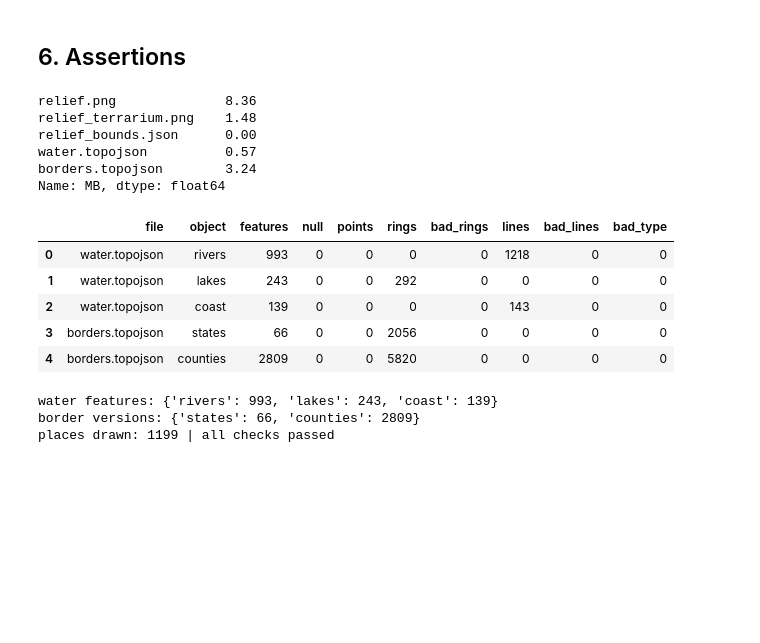
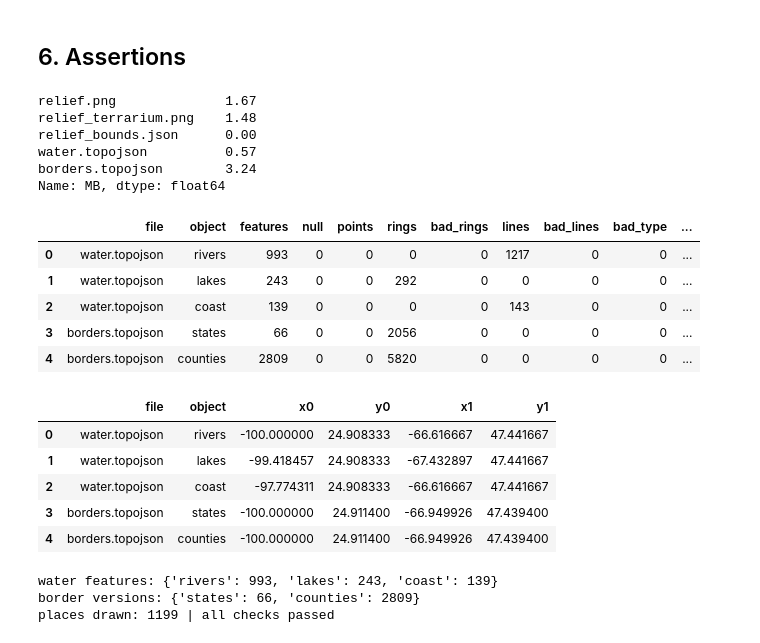
Before and after one commit to larawashington-PGDV5200/revolutionary-xroads, a Jupyter notebook: rx-pipeline/notebooks/E01_base.ipynb, the cells around one changed output. Saved outputs shown, nothing was run; the diff lists cells and outputs as text; code cells hidden in the pictures; blank space fills up the shorter version.

```diff
--- a/rx-pipeline/notebooks/E01_base.ipynb
+++ b/rx-pipeline/notebooks/E01_base.ipynb
@@ -330,0 +353,24 @@ water.topojson 0.57 MB
+# %%
+W_lakes = read_topojson(WEB / 'water.topojson')[0]['lakes']
+px_lon = BOUNDS[0] + (np.arange(gray.shape[1]) + 0.5) * res2
+px_lat = BOUNDS[3] - (np.arange(gray.shape[0]) + 0.5) * res2
+def pixels_in(geoms):
+    """Boolean mask of relief pixels whose centre lies inside any of the polygons (each tested in its own bbox window; no union, quantized rings can touch)."""
+    m = np.zeros(gray.shape, bool)
+    for g in shapely.make_valid(np.asarray(geoms)):
+        x0, y0, x1, y1 = g.bounds
+        c = np.where((px_lon >= x0) & (px_lon <= x1))[0]; r = np.where((px_lat >= y0) & (px_lat <= y1))[0]
+        if len(c) and len(r):
+            X, Y = np.meshgrid(px_lon[c], px_lat[r])
+            m[r[0]:r[-1]+1, c[0]:c[-1]+1] |= shapely.contains_xy(g, X, Y)
+    return m
+lake_px = pixels_in(W_lakes.geometry.values)
+alpha = np.where(land2 & ~lake_px, 255, 0).astype('uint8')
+print('lake pixels', int(lake_px.sum()), '| of them shaded as land before:', int((lake_px & land2).sum()))
+big = W_lakes[W_lakes.name.isin(['Lake Superior', 'Lake Michigan', 'Lake Huron', 'Lake Erie', 'Lake Ontario'])]
+display(pd.DataFrame([dict(lake=nm, pixels=int(m.sum()), land_before=int((m & land2).sum()), transparent_now=int((m & (alpha == 0)).sum()))
+                      for nm, g in big.groupby('name') for m in [pixels_in(g.geometry.values)]]))
+Image.fromarray(np.dstack([gray, alpha]), mode='LA').save(WEB / 'relief.png', optimize=True)
+(WEB / 'relief_bounds.json').write_text(json.dumps(meta, indent=1))
+for f in ['relief.png', 'relief_terrarium.png', 'relief_bounds.json']:
+    print(f, f"{(WEB/f).stat().st_size/1e6:.2f} MB")
@@ -423,15 +480,18 @@ files = ['relief.png', 'relief_terrarium.png', 'relief_bounds.json', 'water.topo
 sizes = {f: (WEB / f).stat().st_size / 1e6 for f in files}
 display(pd.Series(sizes, name='MB').round(2))
 assert all(v < MAX_MB for v in sizes.values()), sizes
+assert sizes['relief.png'] < 3, sizes['relief.png']        # T-011
 
 # EPSG:4326: decoded coordinates are lon/lat inside the extent; bounds inside the ETOPO subset
 tol = 1e-3
-for name, t in [('water', wt), ('borders', bt)]:
+for name, t, X in [('water', wt, BOUNDS), ('borders', bt, EXTENT)]:      # T-011: water is clipped to the relief bounds
     x0, y0, x1, y1 = t['bbox']
-    assert EXTENT[0] - tol <= x0 and y0 >= EXTENT[1] - tol and x1 <= EXTENT[2] + tol and y1 <= EXTENT[3] + tol, (name, t['bbox'])
+    assert X[0] - tol <= x0 and y0 >= X[1] - tol and x1 <= X[2] + tol and y1 <= X[3] + tol, (name, t['bbox'])
 assert etopo_box[0] - tol <= w < e <= etopo_box[2] + tol and etopo_box[1] - tol <= s < n <= etopo_box[3] + tol
 assert meta['crs'] == 'EPSG:4326'
-assert img.shape[:2] == (meta['height'], meta['width'])
+assert img.shape[:2] == (meta['height'], meta['width']) == (z.shape[0] // DOWNSAMPLE, z.shape[1] // DOWNSAMPLE)
+assert np.isclose(meta['cell_deg'], res * DOWNSAMPLE) and np.allclose([w + meta['width'] * meta['cell_deg'], n - meta['height'] * meta['cell_deg']], [e, s])
+assert meta['extent'] == meta['bounds'] == BOUNDS          # T-011: shared extent = relief bounds
 for d in list(W_.values()) + list(B_.values()): assert d.crs.to_epsg() == 4326
 
 # rows, unique keys, no null keys, valid geometries
@@ -447,40 +507,54 @@ for k, d in B_.items():
     for y in SNAPSHOTS: assert d.years.apply(lambda v: y in v).sum() > 0, (k, y)
 assert all(not d.geometry.is_empty.any() for d in list(W_.values()) + list(B_.values()))
 
 # Terrarium round trip: decoded elevation matches the downsampled grid to < 1 m
 t_img = np.array(Image.open(WEB / 'relief_terrarium.png')).astype('float64')
 dec = t_img[..., 0] * 256 + t_img[..., 1] + t_img[..., 2] / 256 - 32768
 assert np.abs(dec - zt).max() < 1, np.abs(dec - zt).max()
 
 # Reference decoder (topojson-client, node): same feature counts, every ring >= 4 closed positions, every line >= 2
 chk = topojson_client_check([WEB / 'water.topojson', WEB / 'borders.topojson'])
 display(chk)
 want_n = {('water.topojson', k): len(d) for k, d in water.items()} | {('borders.topojson', k): len(d) for k, d in borders.items()}
 assert {(r.file, r.object): r.features for r in chk.itertuples()} == want_n, chk
 assert (chk[['null', 'bad_rings', 'bad_lines', 'bad_type']] == 0).all().all(), chk
 assert (chk[chk.object.isin(['lakes', 'states', 'counties'])].rings > 0).all() and (chk[chk.object.isin(['rivers', 'coast'])].lines > 0).all()
 
+# T-011: every decoded coordinate of water and borders lies inside the shared extent (C01 and D01 check their own files)
+display(assert_inside(chk, meta['extent']))
+
+# T-011: Lakes Michigan, Huron and Erie are transparent in the PNG as written (every pixel centre inside the polygon)
+for nm in ['Lake Michigan', 'Lake Huron', 'Lake Erie']:
+    m = pixels_in(W_['lakes'][W_['lakes'].name == nm].geometry.values)
+    assert m.sum() > 1000 and (img[..., 1][m] == 0).all(), nm
+
 # hillshade has visible contrast and records its settings
 assert meta['hillshade']['z_factor'] == Z_FACTOR > 1 and img[..., 0][img[..., 1] > 0].std() > 20
 
 # every place in the working extent falls inside the relief bounds
 assert pts.lon.between(w, e).all() and pts.lat.between(s, n).all()
 print('water features:', {k: len(d) for k, d in W_.items()})
 print('border versions:', {k: len(d) for k, d in B_.items()})
 print('places drawn:', len(pts), '| all checks passed')
 # %% [output]
-relief.png              8.36
+relief.png              1.67
 relief_terrarium.png    1.48
 relief_bounds.json      0.00
 water.topojson          0.57
 borders.topojson        3.24
 Name: MB, dtype: float64
-|  | file | object | features | null | points | rings | bad_rings | lines | bad_lines | bad_type |
-| 0 | water.topojson | rivers | 993 | 0 | 0 | 0 | 0 | 1218 | 0 | 0 |
-| 1 | water.topojson | lakes | 243 | 0 | 0 | 292 | 0 | 0 | 0 | 0 |
-| 2 | water.topojson | coast | 139 | 0 | 0 | 0 | 0 | 143 | 0 | 0 |
-| 3 | borders.topojson | states | 66 | 0 | 0 | 2056 | 0 | 0 | 0 | 0 |
-| 4 | borders.topojson | counties | 2809 | 0 | 0 | 5820 | 0 | 0 | 0 | 0 |
+|  | file | object | features | null | points | rings | bad_rings | lines | bad_lines | bad_type | ... |
+| 0 | water.topojson | rivers | 993 | 0 | 0 | 0 | 0 | 1217 | 0 | 0 | ... |
+| 1 | water.topojson | lakes | 243 | 0 | 0 | 292 | 0 | 0 | 0 | 0 | ... |
+| 2 | water.topojson | coast | 139 | 0 | 0 | 0 | 0 | 143 | 0 | 0 | ... |
+| 3 | borders.topojson | states | 66 | 0 | 0 | 2056 | 0 | 0 | 0 | 0 | ... |
+| 4 | borders.topojson | counties | 2809 | 0 | 0 | 5820 | 0 | 0 | 0 | 0 | ... |
+|  | file | object | x0 | y0 | x1 | y1 |
+| 0 | water.topojson | rivers | -100.000000 | 24.908333 | -66.616667 | 47.441667 |
+| 1 | water.topojson | lakes | -99.418457 | 24.908333 | -67.432897 | 47.441667 |
+| 2 | water.topojson | coast | -97.774311 | 24.908333 | -66.616667 | 47.441667 |
+| 3 | borders.topojson | states | -100.000000 | 24.911400 | -66.949926 | 47.439400 |
+| 4 | borders.topojson | counties | -100.000000 | 24.911400 | -66.949926 | 47.439400 |
 water features: {'rivers': 993, 'lakes': 243, 'coast': 139}
 border versions: {'states': 66, 'counties': 2809}
 places drawn: 1199 | all checks passed
```
Also changed, not shown: parts of 9 cells of this notebook, 9 other files.
